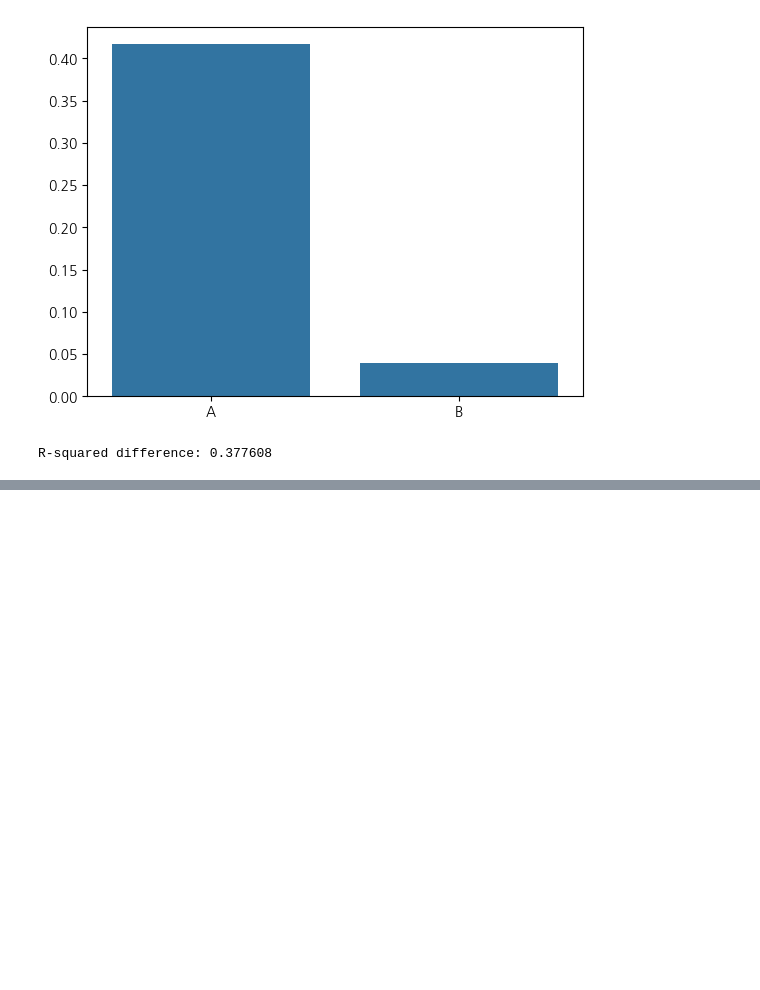
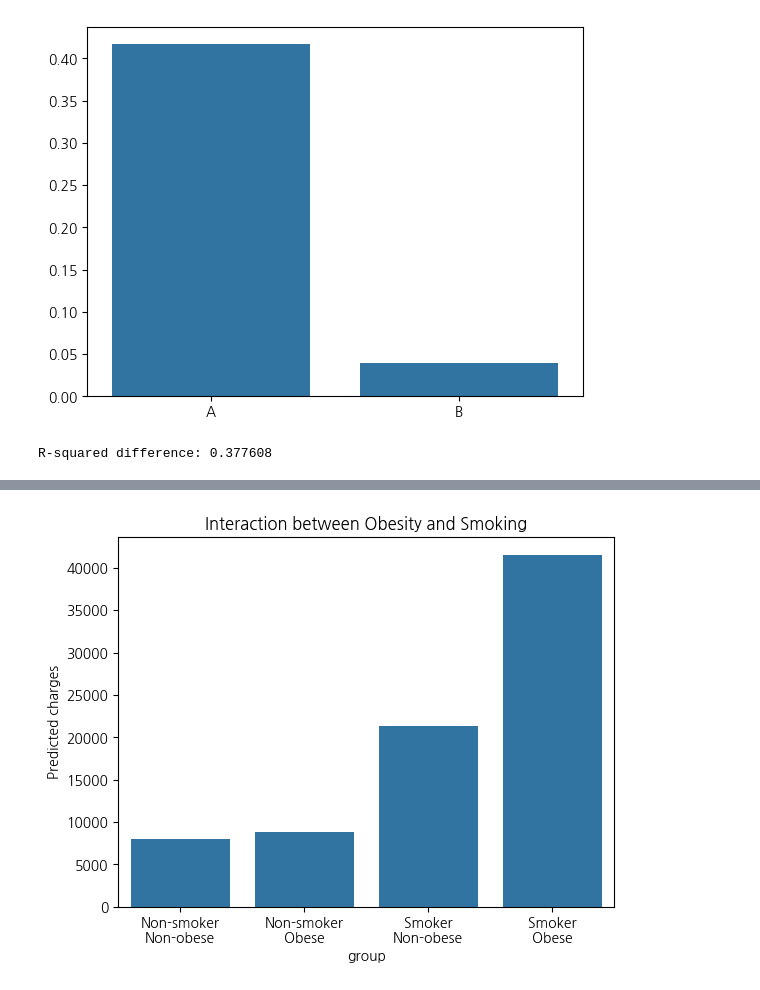
Before and after one commit to S-HNJN/Aiffel, a Jupyter notebook: insurance/insurance.ipynb, the cells around one changed output, grey strips where cells are left out. Saved outputs shown, nothing was run; the diff lists cells and outputs as text; code cells hidden in the pictures; blank space fills up the shorter version.

Commit message:
insurance third commit

```diff
--- a/insurance/insurance.ipynb
+++ b/insurance/insurance.ipynb
@@ -318,3 +318,13 @@ print(f'R-squared difference: {A.rsquared - B.rsquared:.6f}')
 # %% [output]
 [figure]
 R-squared difference: 0.377608
+# %%
+# 1. 기본 데이터를 준비합니다.
+y = df_insurance['charges']
+X = (df_insurance['bmi'] >=30).astype(int).to_frame(name='obese')
+X['smoker_yes'] = (df_insurance['smoker'] =='yes').astype(int)
+X['obese_x_smoker'] = X['obese'] * X['smoker_yes']
+mereged_bmi=pd.concat([X, y], axis=1)
+
+model_2 = smf.ols('charges ~ obese + smoker_yes + obese_x_smoker', data=mereged_bmi).fit()
+print(model_2.summary())
@@ -320,0 +349,21 @@ R-squared difference: 0.377608
+# %%
+plot_df = pd.DataFrame({
+    'obese': [0, 1, 0, 1],
+    'smoker_yes': [0, 0, 1, 1]
+})
+plot_df['obese_x_smoker'] = plot_df['obese'] * plot_df['smoker_yes']
+plot_df['pred'] = model_2.predict(plot_df)
+
+plot_df['group'] = [
+    'Non-smoker\nNon-obese',
+    'Non-smoker\nObese',
+    'Smoker\nNon-obese',
+    'Smoker\nObese'
+]
+
+sns.barplot(data=plot_df, x='group', y='pred')
+plt.ylabel('Predicted charges')
+plt.title('Interaction between Obesity and Smoking')
+plt.show()
+# %% [output]
+[figure, added]
```
Also changed, not shown: parts of 2 cells of this notebook.
